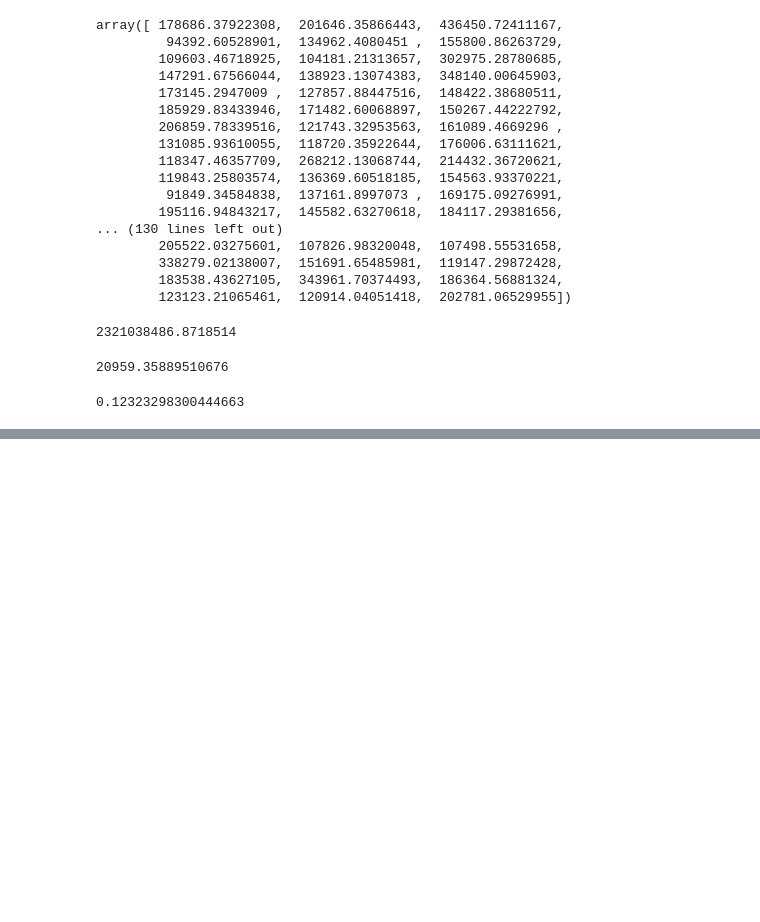
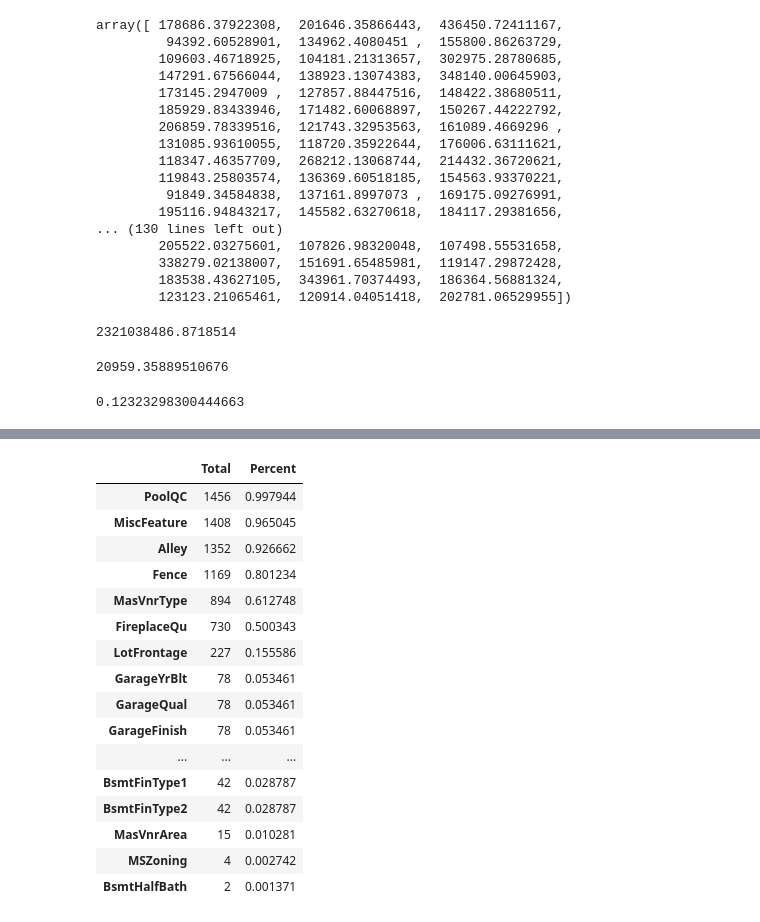
Before and after one commit to nik281/dataSciencePr, a Jupyter notebook: House_Prices/house-prices-advanced-regression-techniques/house_pre_final.ipynb, the cells around one changed output, grey strips where cells are left out. Drawn from its saved outputs; the diff is of its cells as text; code cells hidden in the pictures; blank space fills up the shorter version.

```diff
--- a/House_Prices/house-prices-advanced-regression-techniques/house_pre_final.ipynb
+++ b/House_Prices/house-prices-advanced-regression-techniques/house_pre_final.ipynb
@@ -275,0 +316,23 @@ mean_absolute_percentage_error(y_test,y_pred)
+# %%
+total = test.isnull().sum().sort_values(ascending=False)
+percent = (test.isnull().sum()/test.isnull().count()).sort_values(ascending=False)
+missing_data = pd.concat([total, percent], axis=1, keys=['Total', 'Percent'])
+missing_data.head(20)
+# %% [output]
+|  | Total | Percent |
+| PoolQC | 1456 | 0.997944 |
+| MiscFeature | 1408 | 0.965045 |
+| Alley | 1352 | 0.926662 |
+| Fence | 1169 | 0.801234 |
+| MasVnrType | 894 | 0.612748 |
+| FireplaceQu | 730 | 0.500343 |
+| LotFrontage | 227 | 0.155586 |
+| GarageYrBlt | 78 | 0.053461 |
+| GarageQual | 78 | 0.053461 |
+| GarageFinish | 78 | 0.053461 |
+| ... | ... | ... |
+| BsmtFinType1 | 42 | 0.028787 |
+| BsmtFinType2 | 42 | 0.028787 |
+| MasVnrArea | 15 | 0.010281 |
+| MSZoning | 4 | 0.002742 |
+| BsmtHalfBath | 2 | 0.001371 |
```
Also changed, not shown: parts of 16 cells of this notebook, 5 other files.
